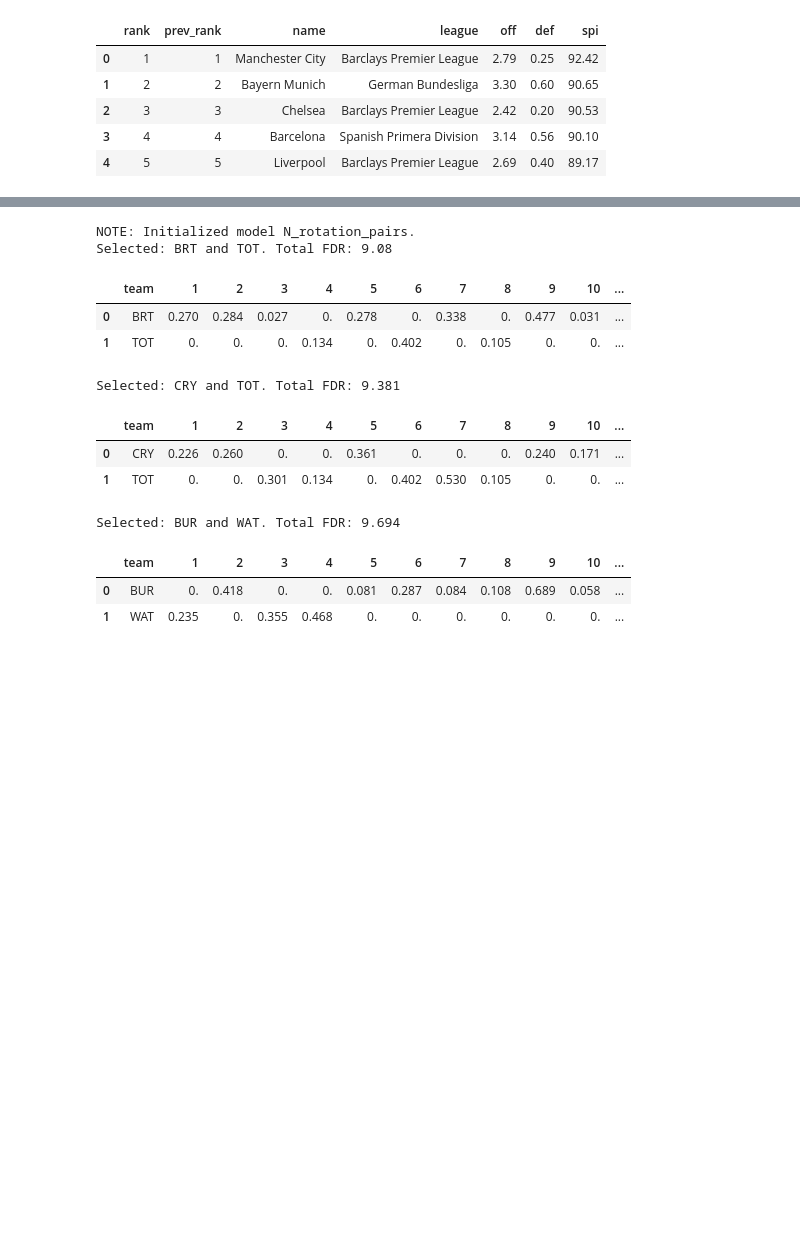
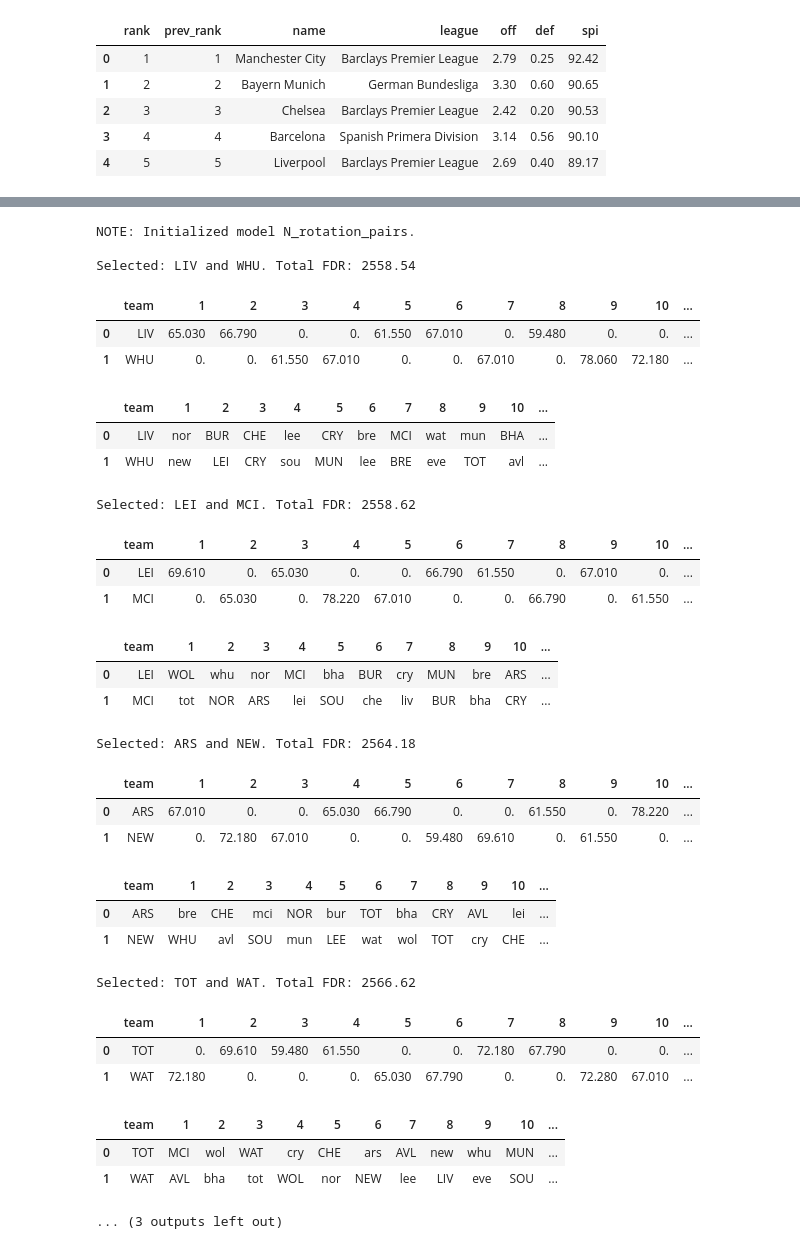
Before and after one commit to sertalpbilal/FPL-Optimization-Tools, a Jupyter notebook: notebooks/Bonus - FDR Rotation.ipynb, the cells around one changed output, grey strips where cells are left out. Saved outputs shown, nothing was run; the diff lists cells and outputs as text; code cells hidden in the pictures; blank space fills up the shorter version.

```diff
--- a/notebooks/Bonus - FDR Rotation.ipynb
+++ b/notebooks/Bonus - FDR Rotation.ipynb
@@ -27,8 +46,8 @@ ratings.head()
 teams = {
     'ARS': {'name': 'Arsenal'},
     'AVL':  {'name': 'Aston Villa'},
-    'BRT':  {'name': 'Brentford'},
-    'BHU':  {'name': 'Brighton and Hove Albion'},
+    'BRE':  {'name': 'Brentford'},
+    'BHA':  {'name': 'Brighton and Hove Albion'},
     'BUR':  {'name': 'Burnley'},
     'CHE':  {'name': 'Chelsea'},
     'CRY':  {'name': 'Crystal Palace'},
@@ -43,7 +62,7 @@ teams = {
     'SOU': {'name':  'Southampton'},
     'TOT': {'name':  'Tottenham Hotspur'},
     'WAT': {'name':  'Watford'},
-    'WHA': {'name':  'West Ham United'},
+    'WHU': {'name':  'West Ham United'},
     'WOL': {'name':  'Wolverhampton'}
 }
 # %%
@@ -86,3 +98,11 @@ for week in range(1,39):
+# %%
+fdr = {}
+for t in team_list:
+    for w in range(1,39):
+        try: # HOME
+            fdr[t,w] = teams[fix_dict[t][w]]['rating'] / exp(hfa)
+        except: # AWAY
+            fdr[t,w] = teams[(fix_dict[t][w]).upper()]['rating'] * exp(hfa)
 # %%
 pd.set_option('display.max_columns', None)
 # %%
@@ -110,12 +130,31 @@ def print_solution(m):
             for g in gameweeks:
                 entry.update({g: round(pick_team_gw[t,g].get_value() * fdr[t,g], 3) })
             gameweek_picks.append(entry)
-    print(f'Selected: {" and ".join(selected_teams)}. Total FDR: {round(m.get_objective_value(),3)}')
+
+    # Print and first table - values
+    print(f'\nSelected: {" and ".join(selected_teams)}. Total FDR: {round(m.get_objective_value(),3)}')
     pick_df = pd.DataFrame(gameweek_picks)
     s = pick_df.style
     colored_vals = lambda x: 'background-color: lightblue; color: black' if type(x) == float and x > 0 else 'color: white'
     s.applymap(colored_vals)
     display(HTML(s.render().replace("000", "")))
+
+    # Second table - names
+    fr = fixture_original.reset_index()
+    selected_fixture = fr[fr['team'].isin(selected_teams)].copy().reset_index(drop=True)
+    s2 = selected_fixture.style
+    def color_based_on_selection(cell):
+        d = cell.copy()
+        for c in d.columns:
+            if c == 'team': continue
+            for r in d.index:
+                if pick_df.loc[r, c]:
+                    d.loc[r, c] = 'background-color: green; color: white'
+                else:
+                    d.loc[r, c] = ''
+        return d
+    s2.apply(color_based_on_selection, axis=None)
+    display(HTML(s2.render()))
     return selected_teams
 # %%
 def solve_N_pair_problem(N=2, max_iter=1):
@@ -146,21 +185,39 @@ def solve_N_pair_problem(N=2, max_iter=1):
         read_solution(m)
         selected_teams = print_solution(m)
 # %%
-solve_N_pair_problem(N=2, max_iter=3)
+solve_N_pair_problem(N=2, max_iter=5)
 # %% [output]
 NOTE: Initialized model N_rotation_pairs.
-Selected: BRT and TOT. Total FDR: 9.08
+
+Selected: LIV and WHU. Total FDR: 2558.54
 |  | team | 1 | 2 | 3 | 4 | 5 | 6 | 7 | 8 | 9 | 10 | ... |
-| 0 | BRT | 0.270 | 0.284 | 0.027 | 0. | 0.278 | 0. | 0.338 | 0. | 0.477 | 0.031 | ... |
-| 1 | TOT | 0. | 0. | 0. | 0.134 | 0. | 0.402 | 0. | 0.105 | 0. | 0. | ... |
+| 0 | LIV | 65.030 | 66.790 | 0. | 0. | 61.550 | 67.010 | 0. | 59.480 | 0. | 0. | ... |
+| 1 | WHU | 0. | 0. | 61.550 | 67.010 | 0. | 0. | 67.010 | 0. | 78.060 | 72.180 | ... |
+|  | team | 1 | 2 | 3 | 4 | 5 | 6 | 7 | 8 | 9 | 10 | ... |
+| 0 | LIV | nor | BUR | CHE | lee | CRY | bre | MCI | wat | mun | BHA | ... |
+| 1 | WHU | new | LEI | CRY | sou | MUN | lee | BRE | eve | TOT | avl | ... |
-Selected: CRY and TOT. Total FDR: 9.381
+Selected: LEI and MCI. Total FDR: 2558.62
-|  | team | 1 | 2 | 3 | 4 | 5 | 6 | 7 | 8 | 9 | 10 | ... |
-| 0 | CRY | 0.226 | 0.260 | 0. | 0. | 0.361 | 0. | 0. | 0. | 0.240 | 0.171 | ... |
-| 1 | TOT | 0. | 0. | 0.301 | 0.134 | 0. | 0.402 | 0.530 | 0.105 | 0. | 0. | ... |
+|  | team | 1 | 2 | 3 | 4 | 5 | 6 | 7 | 8 | 9 | 10 | ... |
+| 0 | LEI | 69.610 | 0. | 65.030 | 0. | 0. | 66.790 | 61.550 | 0. | 67.010 | 0. | ... |
+| 1 | MCI | 0. | 65.030 | 0. | 78.220 | 67.010 | 0. | 0. | 66.790 | 0. | 61.550 | ... |
+|  | team | 1 | 2 | 3 | 4 | 5 | 6 | 7 | 8 | 9 | 10 | ... |
+| 0 | LEI | WOL | whu | nor | MCI | bha | BUR | cry | MUN | bre | ARS | ... |
+| 1 | MCI | tot | NOR | ARS | lei | SOU | che | liv | BUR | bha | CRY | ... |
-Selected: BUR and WAT. Total FDR: 9.694
+Selected: ARS and NEW. Total FDR: 2564.18
-|  | team | 1 | 2 | 3 | 4 | 5 | 6 | 7 | 8 | 9 | 10 | ... |
-| 0 | BUR | 0. | 0.418 | 0. | 0. | 0.081 | 0.287 | 0.084 | 0.108 | 0.689 | 0.058 | ... |
-| 1 | WAT | 0.235 | 0. | 0.355 | 0.468 | 0. | 0. | 0. | 0. | 0. | 0. | ... |
+|  | team | 1 | 2 | 3 | 4 | 5 | 6 | 7 | 8 | 9 | 10 | ... |
+| 0 | ARS | 67.010 | 0. | 0. | 65.030 | 66.790 | 0. | 0. | 61.550 | 0. | 78.220 | ... |
+| 1 | NEW | 0. | 72.180 | 67.010 | 0. | 0. | 59.480 | 69.610 | 0. | 61.550 | 0. | ... |
+|  | team | 1 | 2 | 3 | 4 | 5 | 6 | 7 | 8 | 9 | 10 | ... |
+| 0 | ARS | bre | CHE | mci | NOR | bur | TOT | bha | CRY | AVL | lei | ... |
+| 1 | NEW | WHU | avl | SOU | mun | LEE | wat | wol | TOT | cry | CHE | ... |
+Selected: TOT and WAT. Total FDR: 2566.62
+|  | team | 1 | 2 | 3 | 4 | 5 | 6 | 7 | 8 | 9 | 10 | ... |
+| 0 | TOT | 0. | 69.610 | 59.480 | 61.550 | 0. | 0. | 72.180 | 67.790 | 0. | 0. | ... |
+| 1 | WAT | 72.180 | 0. | 0. | 0. | 65.030 | 67.790 | 0. | 0. | 72.280 | 67.010 | ... |
+|  | team | 1 | 2 | 3 | 4 | 5 | 6 | 7 | 8 | 9 | 10 | ... |
+| 0 | TOT | MCI | wol | WAT | cry | CHE | ars | AVL | new | whu | MUN | ... |
+| 1 | WAT | AVL | bha | tot | WOL | nor | NEW | lee | LIV | eve | SOU | ... |
+... (3 outputs left out)
 # %%
 solve_N_pair_problem(N=3, max_iter=3)
 # %% [output]
```
Also changed, not shown: parts of 7 cells of this notebook, 1 other file.
